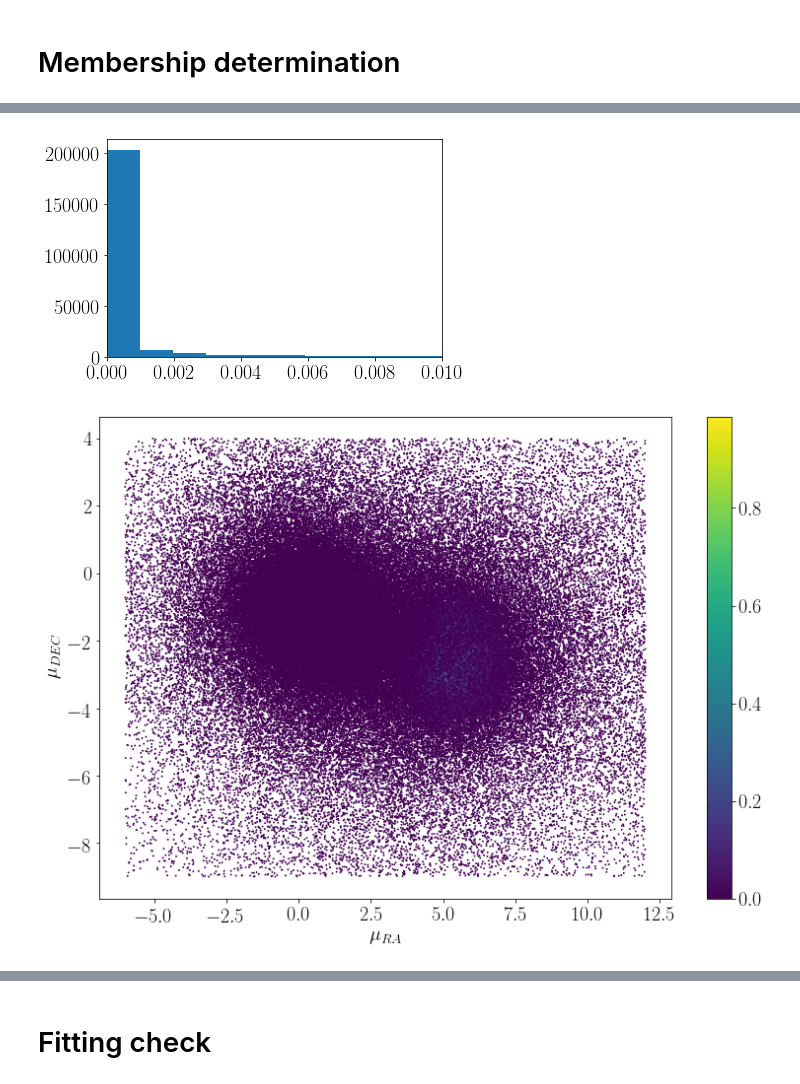
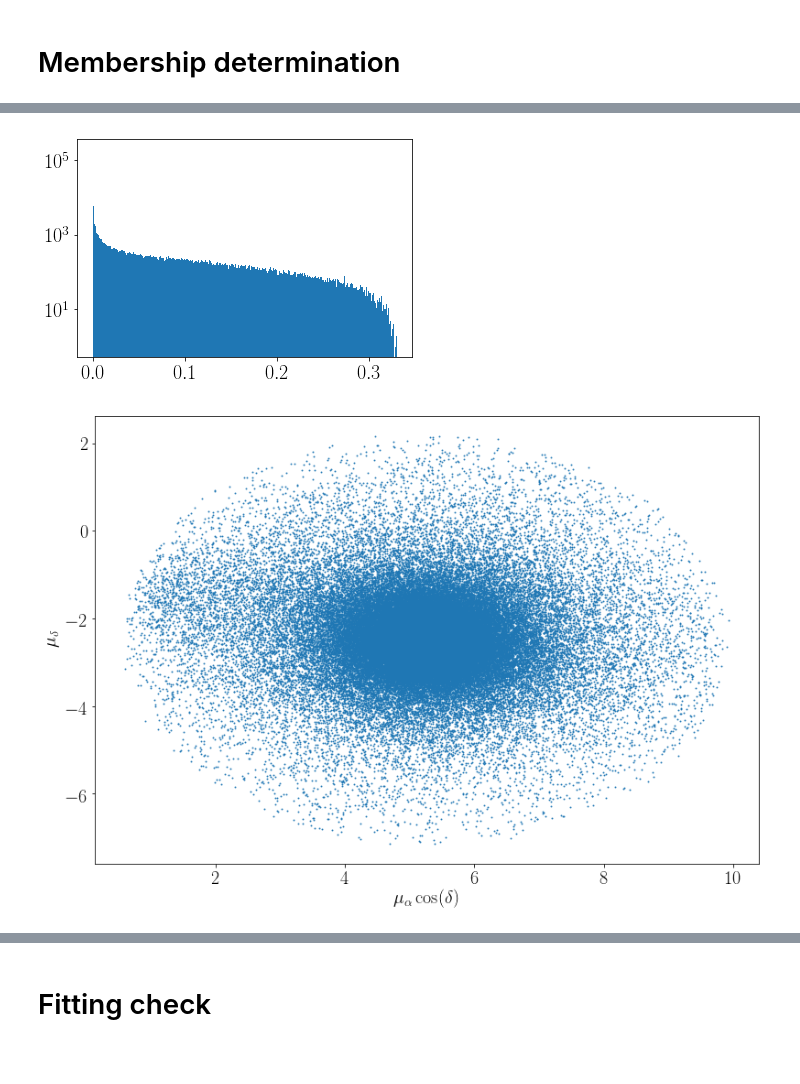
Before and after one commit to pmassana/smc_smash, a Jupyter notebook: 47Tuc cleansing.ipynb, the cells around one changed output, grey strips where cells are left out. Saved outputs shown, nothing was run; the diff lists cells and outputs as text; code cells hidden in the pictures; blank space fills up the shorter version.

```diff
--- a/47Tuc cleansing.ipynb
+++ b/47Tuc cleansing.ipynb
@@ -536,7 +536,9 @@ gamma2_mean, gamma2_std = np.mean(fit_data[:,6]), np.std(fit_data[:,6])
 # %%
 def membership_probability(func_params, cluster_radius, position_data, pm_data_ra, pm_data_dec):
     ra0, dec0, gamma = func_params
-    pm_prob = 1.0/(1.0 + ((pm_data_ra-ra0)/gamma)**2 + ((pm_data_dec-dec0)/gamma)**2)**1.5
+    broadenning = 0.
+    gamma = gamma + broadenning
+    pm_prob = (0.5/np.pi)*gamma/(gamma**2 + (pm_data_ra-ra0)**2 + (pm_data_dec-dec0)**2)**1.5
     position_prob = np.exp((-1.0*position_data**2)/(2.0*cluster_radius**2))
     prob = pm_prob * position_prob
     return prob
@@ -552,11 +554,13 @@ plt.show()
 # %%
 pm_fit_params = np.mean(fit_data[:,4]), np.mean(fit_data[:,5]), np.mean(fit_data[:,6])
-cluster_radius = 15.0 #arcmin
+cluster_radius = 20.0 #arcmin
 membership_probabilities = membership_probability(pm_fit_params, cluster_radius, angular_separation, dr2_data[6], dr2_data[8])
-plt.hist(membership_probabilities, bins=1000)
-plt.xlim(0,0.01)
+plt.hist(membership_probabilities, bins=500)
+#plt.xlim(0,0.05)
+#plt.ylim(top=1e4)
+plt.yscale('log')
 plt.show()
 # %% [output]
-[figure, old version]
+[figure, new version]
 # %%
 pm_classification = np.stack((dr2_data[6], dr2_data[8], membership_probabilities))
@@ -570,14 +574,14 @@ plt.rc('text', usetex=True)
 plt.rc('font', family='serif')
 plt.rcParams.update({'font.size':20})
 plt.figure(1, figsize=(13,9))
-plt.scatter(dr2_data[6], dr2_data[8], c = membership_probabilities, s=0.8)
-#plt.scatter(non_cluster_members_pm[0], non_cluster_members_pm[1], s=0.8)
-plt.xlabel('$\mu _{RA}$')
-plt.ylabel('$\mu _{DEC}$')
-plt.colorbar()
+#plt.scatter(dr2_data[6], dr2_data[8], c = membership_probabilities, s=0.8, norm=matplotlib.colors.LogNorm())
+plt.scatter(cluster_members_pm[0], cluster_members_pm[1], s=0.8)
+plt.xlabel('$\mu _{\\alpha} \cos(\\delta)$')
+plt.ylabel('$\mu _{\\delta}$')
+#plt.colorbar()
 plt.show()
 # %% [output]
-[figure, old version]
+[figure, new version]
 # %%
 print(len(cluster_members_pm[0]))
 # %% [output]
```
Also changed, not shown: parts of 7 cells of this notebook, 5 other files.
